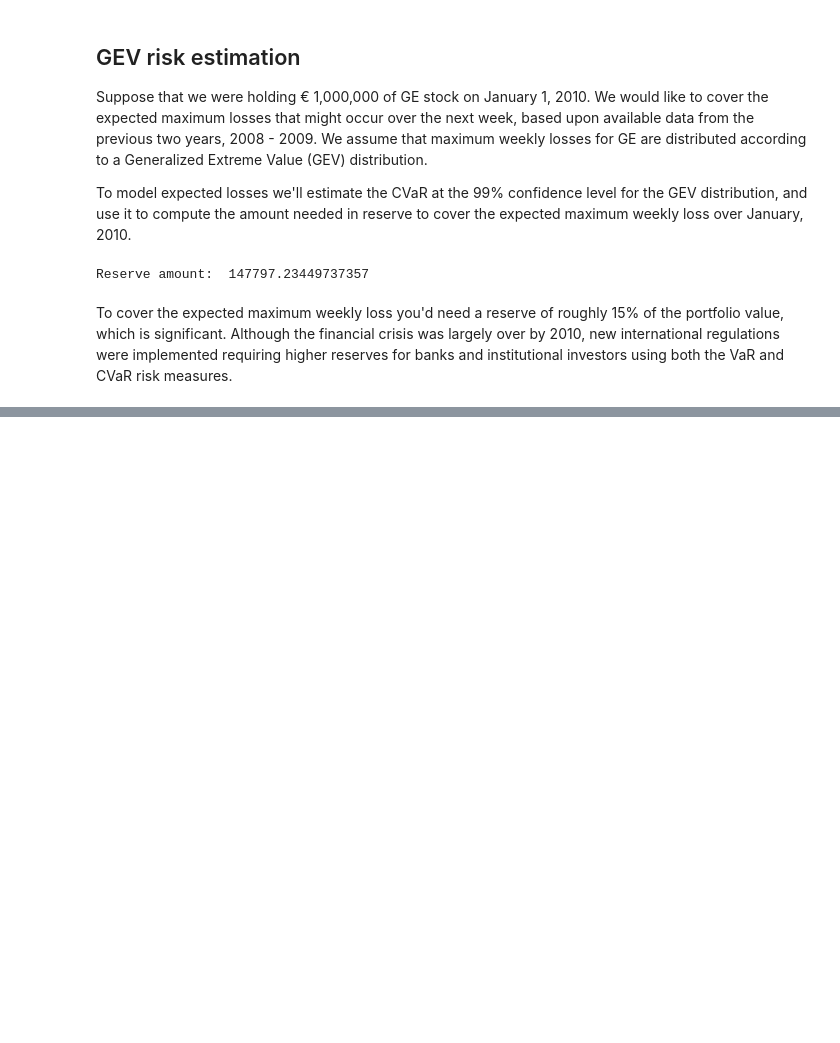
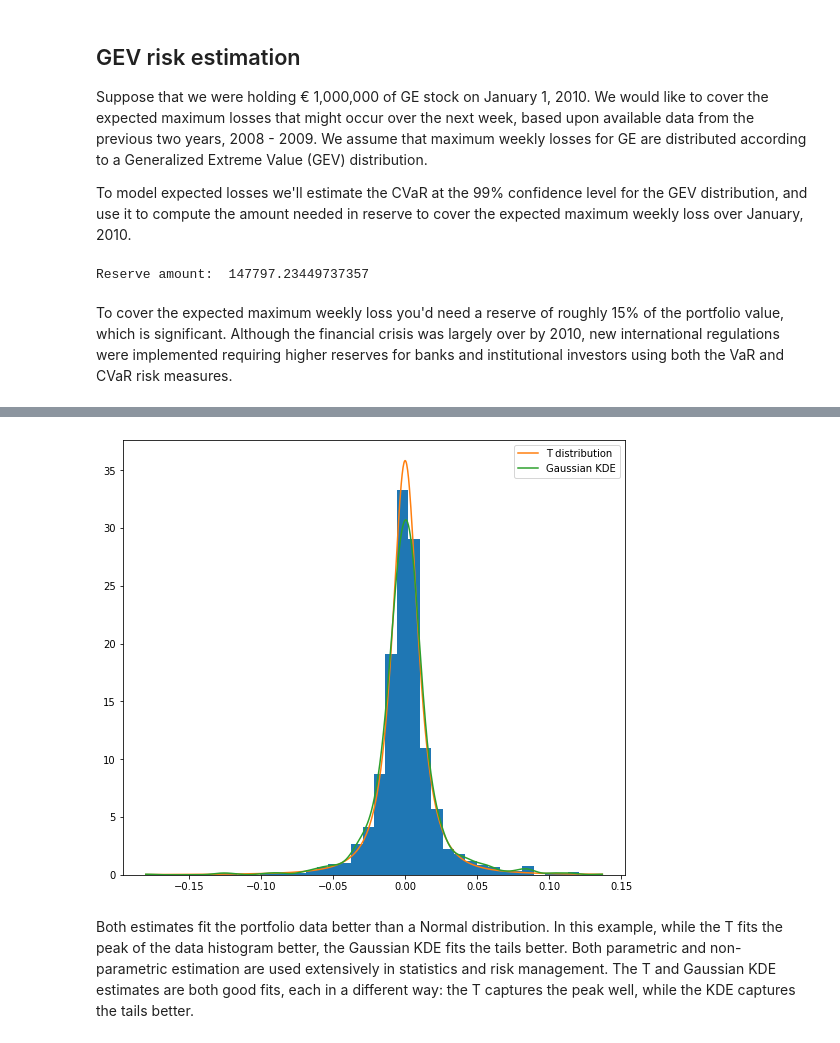
Before and after one commit to renves/Quantitative-Risk-Management, a Jupyter notebook: Advanced risk management.ipynb, the cells around one changed output, grey strips where cells are left out. Cells and saved outputs as stored; diff of their text form; code cells hidden in the pictures; blank space fills up the shorter version.

```diff
--- a/Advanced risk management.ipynb
+++ b/Advanced risk management.ipynb
@@ -16,9 +18,10 @@ import numpy as np
 # %%
-start = datetime(2007,1,1)
-end = datetime(2009,12,31)
+start = datetime(2005,1,1)
+end = datetime(2010,12,31)
 
 ge = DataReader('GE', 'yahoo',start, end)['Close']
 returns = np.log(ge).diff().dropna() # log returns
+returns = returns.loc['2007-01-01':'2009-12-31']
 losses = - returns
 # %%
 # Resample the data into weekly blocks
@@ -102,0 +110,24 @@ To cover the expected maximum weekly loss you'd need a reserve of roughly 15% of
+# %%
+# Import the Student's t-distribution
+from scipy.stats import t
+from scipy.stats import gaussian_kde
+
+returns = np.log(ge).diff().dropna() # log returns
+losses = - returns
+
+# Generate a fitted T distribution over losses
+params = t.fit(losses)
+
+# Generate a Gaussian kernal density estimate over losses
+kde = gaussian_kde(losses)
+
+# Add the PDFs of both estimates to a histogram, and display
+x = np.linspace(np.min(losses), np.max(losses), 1000)
+plt.hist(losses, 40, density = True)
+plt.plot(x, t.pdf(x, *params), label = 'T distribution')
+plt.plot(x, kde.pdf(x), label = 'Gaussian KDE')
+plt.legend(); plt.show()
+# %% [output]
+[figure, added]
+# %% [markdown]
+Both estimates fit the portfolio data better than a Normal distribution. In this example, while the T fits the peak of the data histogram better, the Gaussian KDE fits the tails better. Both parametric and non-parametric estimation are used extensively in statistics and risk management. The T and Gaussian KDE estimates are both good fits, each in a different way: the T captures the peak well, while the KDE captures the tails better.
```
Also changed, not shown: parts of 8 cells of this notebook.
